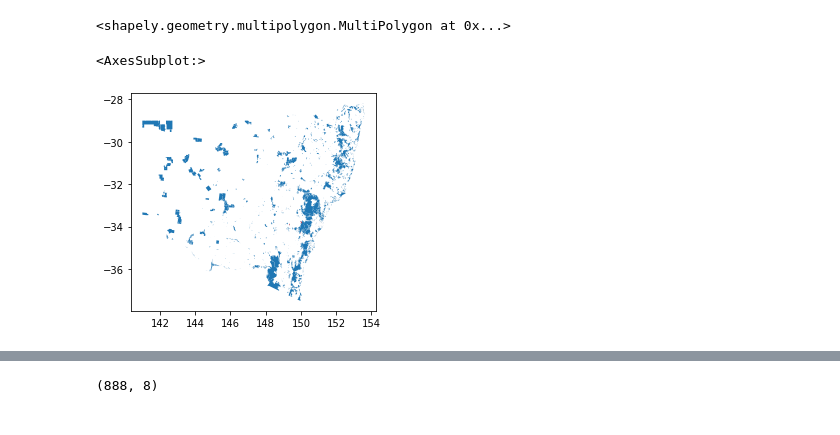
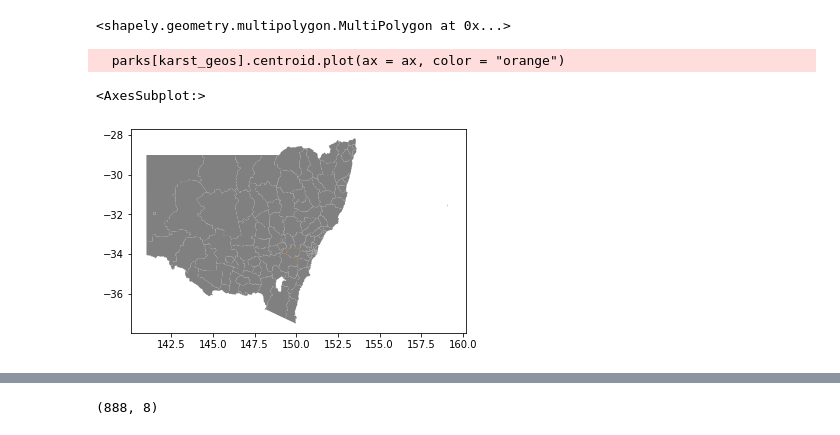
Before and after one commit to AlXu111/NationalParks, a Jupyter notebook: dataproject.ipynb, the cells around one changed output, grey strips where cells are left out. Drawn from its saved outputs; the diff is of its cells as text; code cells hidden in the pictures.

```diff
--- a/dataproject.ipynb
+++ b/dataproject.ipynb
@@ -278,3 +276,4 @@ Name: 839, dtype: object
 # %%
 shp_file_name = "tenure_npws_estate/NPWS_Estate.shp"
 parks = gp.geopandas.read_file(shp_file_name)
+lga = gp.geopandas.read_file("NOV21_NSW_LGA_POLYGON_shp/nsw_lga.shp")
@@ -308,12 +312,13 @@ geometry      (POLYGON ((153.06857456199998 -30.888034935399...
 Name: 9, dtype: object
 <shapely.geometry.multipolygon.MultiPolygon at 0x...>
 # %%
+
 fig, ax = plt.subplots(1,1)
-parks.geometry.plot(ax = ax)
 karst_geos = parks["TYPE"].astype(str) == "KARST CONSERVATION RESERVE"
-parks[karst_geos].geometry.plot(ax = ax, color = "red")
+parks[karst_geos].centroid.plot(ax = ax, color = "orange")
 
-#karst_geos.geometry.plot(column = "list_of_karst_parks", cmap="plasma")
+lga.plot(ax = ax, color = "grey")
 # %% [output]
-<AxesSubplot:>
+  parks[karst_geos].centroid.plot(ax = ax, color = "orange")
+<AxesSubplot:>
-[figure, old version]
+[figure, new version]
```
Also changed, not shown: parts of 4 cells of this notebook, 5 other files.
